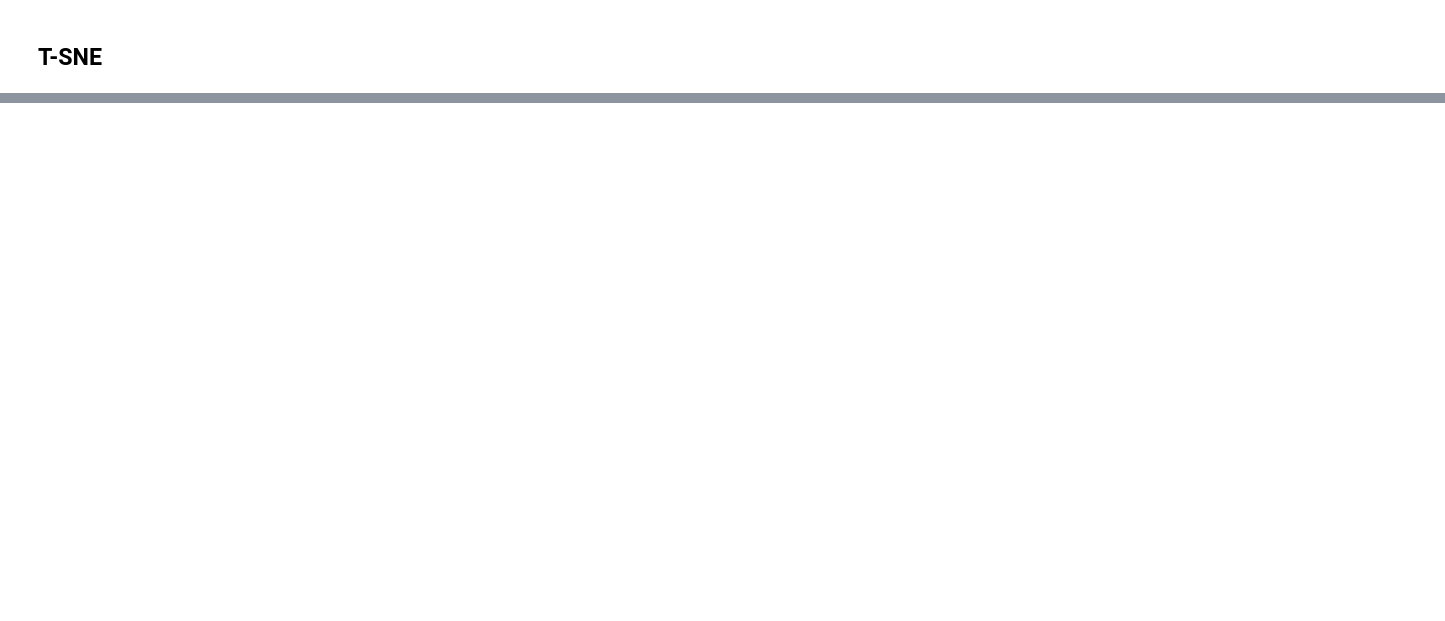
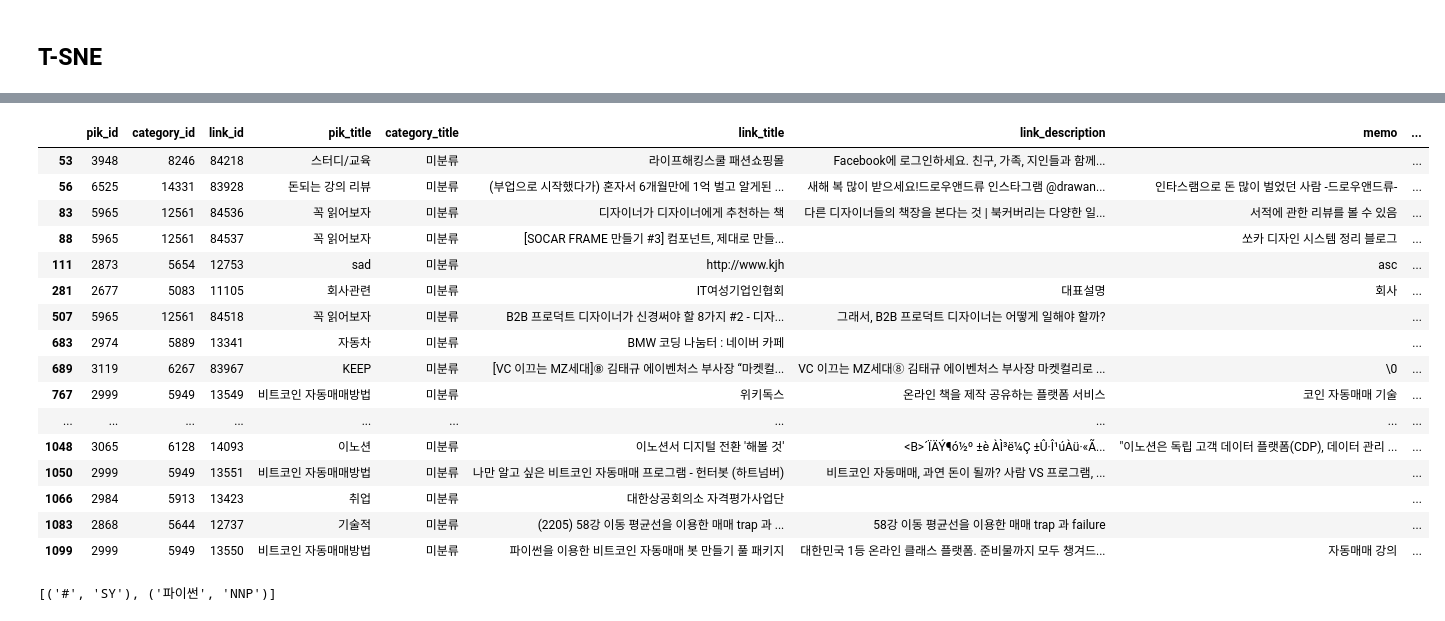
Before and after one commit to Pikurate-Side-Project/recsys, a Jupyter notebook: kmeans/preprocess.ipynb, the cells around one changed output, grey strips where cells are left out. Cells and saved outputs as stored; diff of their text form; code cells hidden in the pictures; blank space fills up the shorter version.

```diff
--- a/kmeans/preprocess.ipynb
+++ b/kmeans/preprocess.ipynb
@@ -155,0 +177,25 @@ plt.legend(loc=(1.0, .6), frameon=False)
+# %%
+d = extract_data_by_label(6, labels)
+d.head(20)
+# %% [output]
+|  | pik_id | category_id | link_id | pik_title | category_title | link_title | link_description | memo | ... |
+| 53 | 3948 | 8246 | 84218 | 스터디/교육 | 미분류 | 라이프해킹스쿨 패션쇼핑몰 | Facebook에 로그인하세요. 친구, 가족, 지인들과 함께... |  | ... |
+| 56 | 6525 | 14331 | 83928 | 돈되는 강의 리뷰 | 미분류 | (부업으로 시작했다가) 혼자서 6개월만에 1억 벌고 알게된 ... | 새해 복 많이 받으세요!드로우앤드류 인스타그램 @drawan... | 인타스램으로 돈 많이 벌었던 사람 -드로우앤드류- | ... |
+| 83 | 5965 | 12561 | 84536 | 꼭 읽어보자 | 미분류 | 디자이너가 디자이너에게 추천하는 책 | 다른 디자이너들의 책장을 본다는 것 | 북커버리는 다양한 일... | 서적에 관한 리뷰를 볼 수 있음 | ... |
+| 88 | 5965 | 12561 | 84537 | 꼭 읽어보자 | 미분류 | [SOCAR FRAME 만들기 #3] 컴포넌트, 제대로 만들... |  | 쏘카 디자인 시스템 정리 블로그 | ... |
+| 111 | 2873 | 5654 | 12753 | sad | 미분류 | http://www.kjh |  | asc | ... |
+| 281 | 2677 | 5083 | 11105 | 회사관련 | 미분류 | IT여성기업인협회 | 대표설명 | 회사 | ... |
+| 507 | 5965 | 12561 | 84518 | 꼭 읽어보자 | 미분류 | B2B 프로덕트 디자이너가 신경써야 할 8가지 #2 - 디자... | 그래서, B2B 프로덕트 디자이너는 어떻게 일해야 할까? |  | ... |
+| 683 | 2974 | 5889 | 13341 | 자동차 | 미분류 | BMW 코딩 나눔터 : 네이버 카페 |  |  | ... |
+| 689 | 3119 | 6267 | 83967 | KEEP | 미분류 | [VC 이끄는 MZ세대]⑧ 김태규 에이벤처스 부사장 “마켓컬... | VC 이끄는 MZ세대⑧ 김태규 에이벤처스 부사장 마켓컬리로 ... | \0 | ... |
+| 767 | 2999 | 5949 | 13549 | 비트코인 자동매매방법 | 미분류 | 위키독스 | 온라인 책을 제작 공유하는 플랫폼 서비스 | 코인 자동매매 기술 | ... |
+| ... | ... | ... | ... | ... | ... | ... | ... | ... | ... |
+| 1048 | 3065 | 6128 | 14093 | 이노션 | 미분류 | 이노션서 디지털 전환 '해볼 것' | <B>´ÏÄÝ¶ó½º ±è ÀÌ³ë¼Ç ±Û·Î¹úÀü·«Ã... | "이노션은 독립 고객 데이터 플랫폼(CDP), 데이터 관리 ... | ... |
+| 1050 | 2999 | 5949 | 13551 | 비트코인 자동매매방법 | 미분류 | 나만 알고 싶은 비트코인 자동매매 프로그램 - 헌터봇 (하트넘버) | 비트코인 자동매매, 과연 돈이 될까? 사람 VS 프로그램, ... |  | ... |
+| 1066 | 2984 | 5913 | 13423 | 취업 | 미분류 | 대한상공회의소 자격평가사업단 |  |  | ... |
+| 1083 | 2868 | 5644 | 12737 | 기술적 | 미분류 | (2205) 58강 이동 평균선을 이용한 매매 trap 과 ... | 58강 이동 평균선을 이용한 매매 trap 과 failure |  | ... |
+| 1099 | 2999 | 5949 | 13550 | 비트코인 자동매매방법 | 미분류 | 파이썬을 이용한 비트코인 자동매매 봇 만들기 풀 패키지 | 대한민국 1등 온라인 클래스 플랫폼. 준비물까지 모두 챙겨드... | 자동매매 강의 | ... |
+# %%
+mecab.pos('#파이썬')
+# %% [output]
+[('#', 'SY'), ('파이썬', 'NNP')]
```
Also changed, not shown: parts of 12 cells of this notebook.
